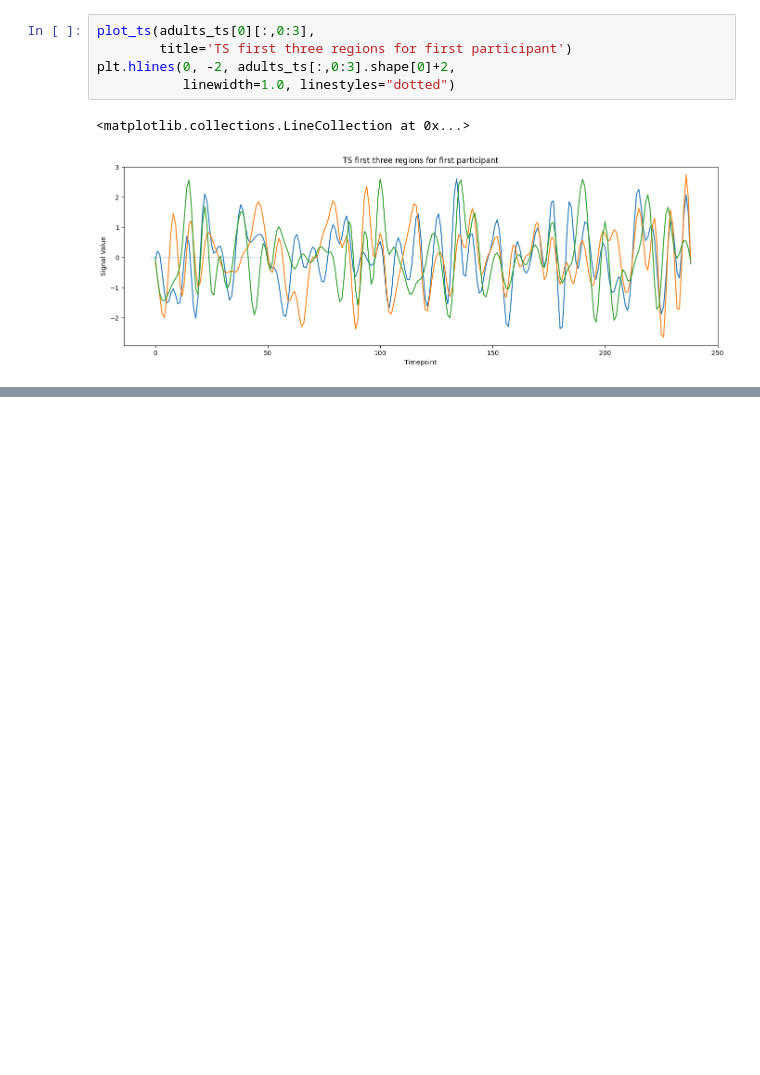
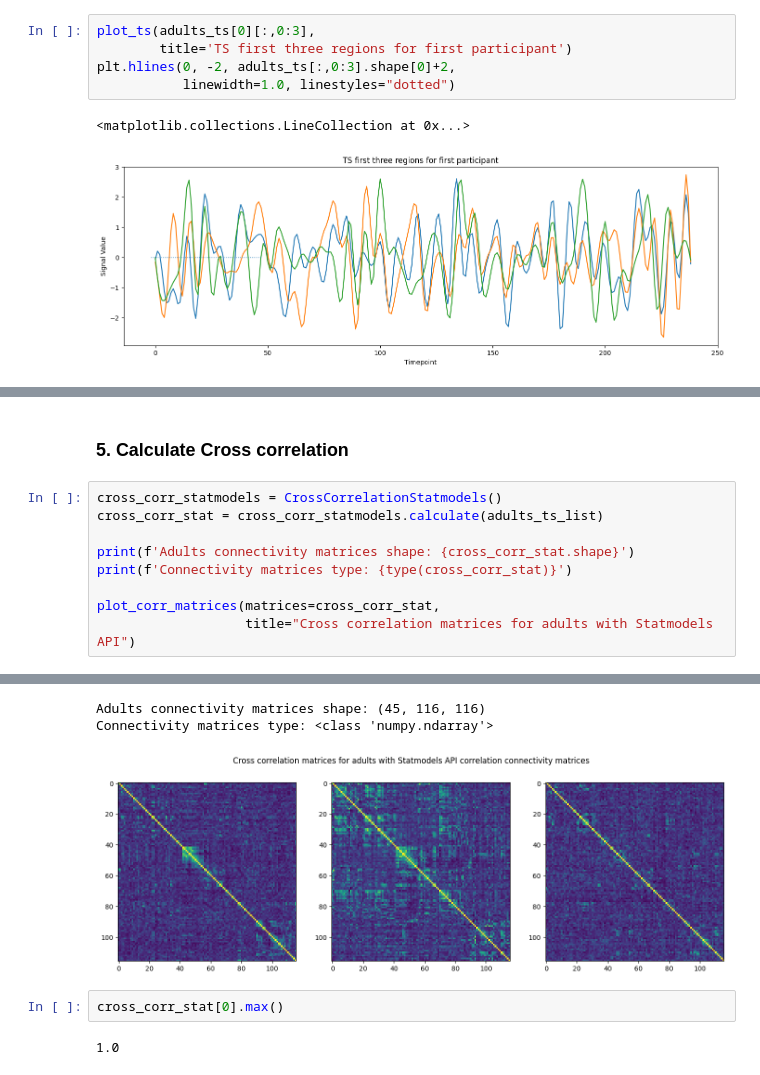
Before and after one commit to EtokonE/functional_connectivity, a Jupyter notebook: notebooks/FC_analysis/1_Chech_parcellation_results.ipynb, the cells around one changed output, grey strips where cells are left out. Saved outputs shown, nothing was run; the diff lists cells and outputs as text; blank space fills up the shorter version.

```diff
--- a/notebooks/FC_analysis/1_Chech_parcellation_results.ipynb
+++ b/notebooks/FC_analysis/1_Chech_parcellation_results.ipynb
@@ -43,0 +87,12 @@ plt.hlines(0, -2, adults_ts[:,0:3].shape[0]+2,
+# %% [markdown]
+### 5. Calculate Cross correlation
+# %%
+cross_corr_statmodels = CrossCorrelationStatmodels()
+cross_corr_stat = cross_corr_statmodels.calculate(adults_ts_list)
+
+print(f'Adults connectivity matrices shape: {cross_corr_stat.shape}')
+print(f'Connectivity matrices type: {type(cross_corr_stat)}')
+
+plot_corr_matrices(matrices=cross_corr_stat,
+                   title="Cross correlation matrices for adults with Statmodels API")
+# %% [output]
@@ -43,0 +100,7 @@ plt.hlines(0, -2, adults_ts[:,0:3].shape[0]+2,
+Adults connectivity matrices shape: (45, 116, 116)
+Connectivity matrices type: <class 'numpy.ndarray'>
+[figure, added]
+# %%
+cross_corr_stat[0].max()
+# %% [output]
+1.0
```
Also changed, not shown: parts of 30 cells of this notebook.
